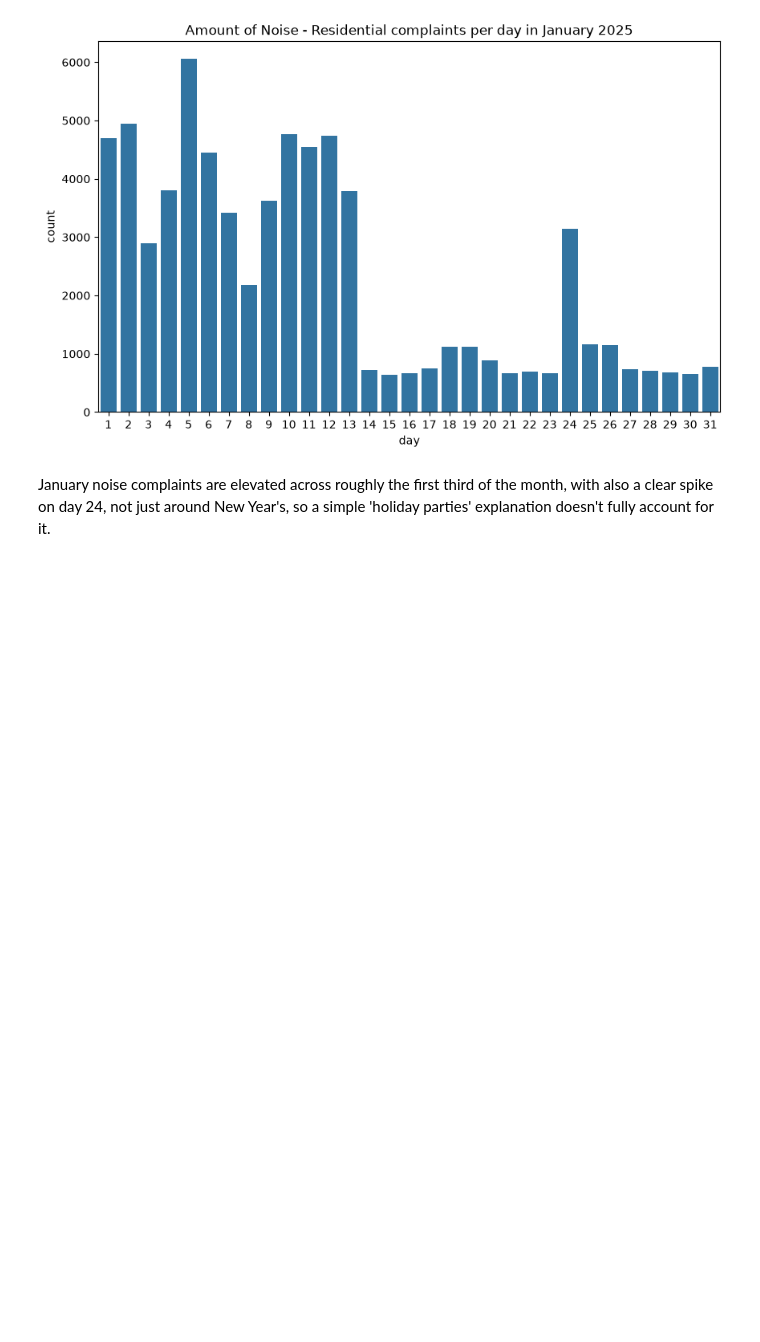
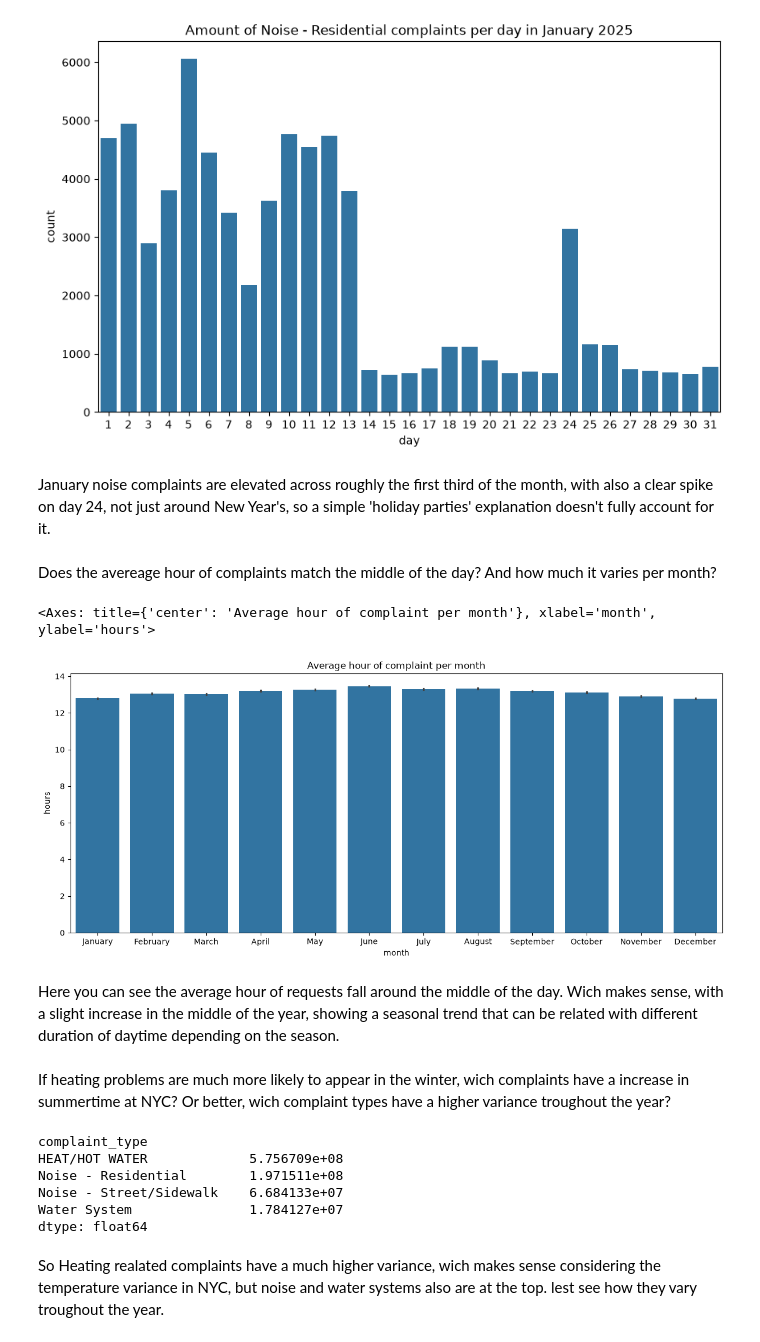
Before and after one commit to GustavoSerafim12/NYC311-2025-EDA, a Jupyter notebook: nyc311_eda.ipynb, the cells around one changed output. Saved outputs shown, nothing was run; the diff lists cells and outputs as text; code cells hidden in the pictures; blank space fills up the shorter version.

Commit message:
Seasonal Trends topic update

```diff
--- a/nyc311_eda.ipynb
+++ b/nyc311_eda.ipynb
@@ -291,7 +291,7 @@ In those 3.654.120 requests, what are the days of the months and of the week wit
 df['month'] = df['created_date'].dt.month
 
 month_map = {
-    0: "January", 1: "January", 2: "February", 3: "March",
+    1: "January", 2: "February", 3: "March",
     4: "April", 5: "May", 6: "June", 7: "July",
     8: "August", 9: "September", 10: "October", 11: "November",
     12: "December"
@@ -356,3 +356,17 @@ sns.countplot(data=df, x=df[(df['month'] == 'January') & (df['complaint_type'] =
 [figure]
 # %% [markdown]
 January noise complaints are elevated across roughly the first third of the month, with also a clear spike on day 24, not just around New Year's, so a simple 'holiday parties' explanation doesn't fully account for it.
+# %% [markdown]
+Does the avereage hour of complaints match the middle of the day? And how much it varies per month?
+# %%
+df['hours'] = df['created_date'].dt.hour
+plt.figure(figsize=(15, 6))
+plt.title("Average hour of complaint per month")
+sns.barplot(data=df, x='month', y='hours', order=month_order)
+# %% [output]
+<Axes: title={'center': 'Average hour of complaint per month'}, xlabel='month', ylabel='hours'>
+[figure, added]
+# %% [markdown]
+Here you can see the average hour of requests fall around the middle of the day. Wich makes sense, with a slight increase in the middle of the year, showing a seasonal trend that can be related with different duration of daytime depending on the season.
+# %% [markdown]
+If heating problems are much more likely to appear in the winter, wich complaints have a increase in summertime at NYC? Or better, wich complaint types have a higher variance troughout the year?
@@ -358,0 +377,12 @@ January noise complaints are elevated across roughly the first third of the mont
+# %%
+complaint_variance = monthly_count.var(axis=1).sort_values(ascending=False).head(4)
+complaint_variance
+# %% [output]
+complaint_type
+HEAT/HOT WATER             5.756709e+08
+Noise - Residential        1.971511e+08
+Noise - Street/Sidewalk    6.684133e+07
+Water System               1.784127e+07
+dtype: float64
+# %% [markdown]
+So Heating realated complaints have a much higher variance, wich makes sense considering the temperature variance in NYC, but noise and water systems also are at the top. lest see how they vary troughout the year.
```
Also changed, not shown: parts of 10 cells of this notebook.
